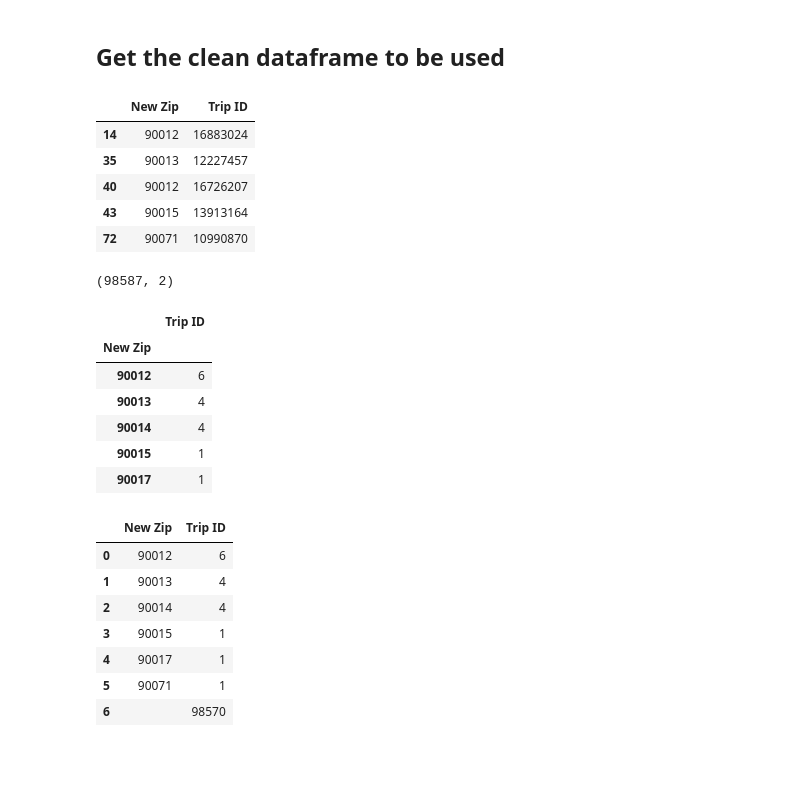
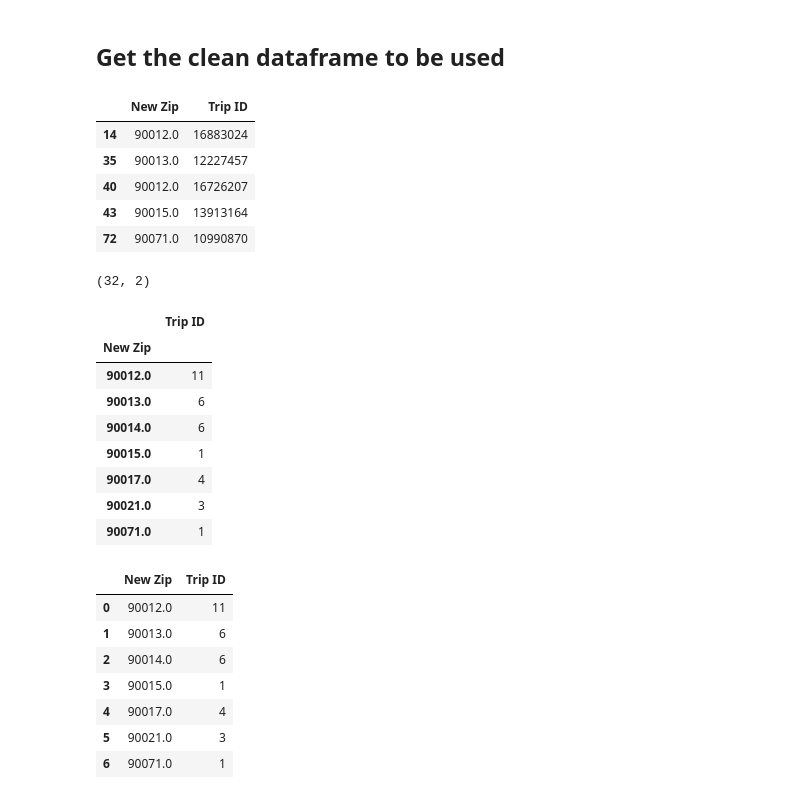
Before and after one commit to KPH3802/LA_Crime_and_Biking, a Jupyter notebook: LA_crime_and_biking.ipynb, the cells around one changed output. Saved outputs shown, nothing was run; the diff lists cells and outputs as text; code cells hidden in the pictures; blank space fills up the shorter version.

```diff
--- a/LA_crime_and_biking.ipynb
+++ b/LA_crime_and_biking.ipynb
@@ -25,7 +25,7 @@ crimes_df.head()
 # %%
 #Bringing in bike data and making it a dataframe
 bike_csv = "los-angeles-metro-bike-share-trip-data/metro-bike-share-trip-data.csv"
-bike_df = pd.read_csv(bike_csv)
+bike_df = pd.read_csv(bike_csv, nrows=1000)
 bike_df.head()
 # %% [output]
 |  | Trip ID | Duration | Start Time | End Time | Starting Station ID | Starting Station Latitude | ... |
@@ -178,38 +185,40 @@ final_bike = bike_df_no_nans_zip[["New Zip", "Trip ID"]].copy()
 final_bike.head()
 # %% [output]
 |  | New Zip | Trip ID |
-| 14 | 90012 | 16883024 |
-| 35 | 90013 | 12227457 |
-| 40 | 90012 | 16726207 |
-| 43 | 90015 | 13913164 |
-| 72 | 90071 | 10990870 |
+| 14 | 90012.0 | 16883024 |
+| 35 | 90013.0 | 12227457 |
+| 40 | 90012.0 | 16726207 |
+| 43 | 90015.0 | 13913164 |
+| 72 | 90071.0 | 10990870 |
 # %%
 final_bike.shape
 # %% [output]
-(98587, 2)
+(32, 2)
 # %%
 groupby_zip_bikes = final_bike.groupby("New Zip").count()
-groupby_zip_bikes.head()
+groupby_zip_bikes
 # %% [output]
 |  | Trip ID |
 | New Zip |  |
-| 90012 | 6 |
-| 90013 | 4 |
-| 90014 | 4 |
-| 90015 | 1 |
-| 90017 | 1 |
+| 90012.0 | 11 |
+| 90013.0 | 6 |
+| 90014.0 | 6 |
+| 90015.0 | 1 |
+| 90017.0 | 4 |
+| 90021.0 | 3 |
+| 90071.0 | 1 |
 # %%
 groupby_zip_bikes.reset_index(inplace=True)
 groupby_zip_bikes
 # %% [output]
 |  | New Zip | Trip ID |
-| 0 | 90012 | 6 |
-| 1 | 90013 | 4 |
-| 2 | 90014 | 4 |
-| 3 | 90015 | 1 |
-| 4 | 90017 | 1 |
-| 5 | 90071 | 1 |
-| 6 |  | 98570 |
+| 0 | 90012.0 | 11 |
+| 1 | 90013.0 | 6 |
+| 2 | 90014.0 | 6 |
+| 3 | 90015.0 | 1 |
+| 4 | 90017.0 | 4 |
+| 5 | 90021.0 | 3 |
+| 6 | 90071.0 | 1 |
 # %%
 # Get only the columns that we need and make a new dataframe
 new_crimes_df = crimes_df[["DR.NO", "Zipcode"]].copy()
```
Also changed, not shown: parts of 22 cells of this notebook.
